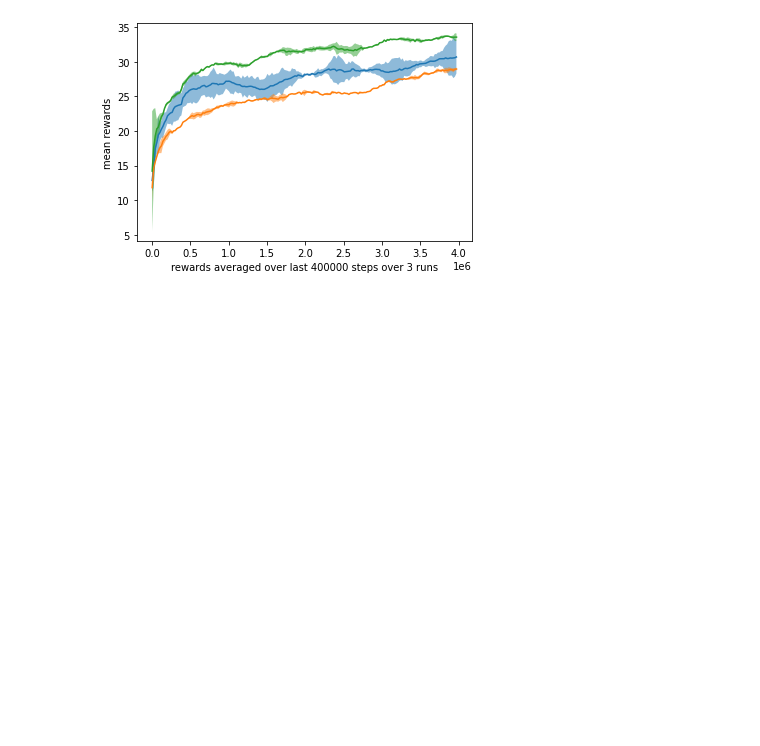
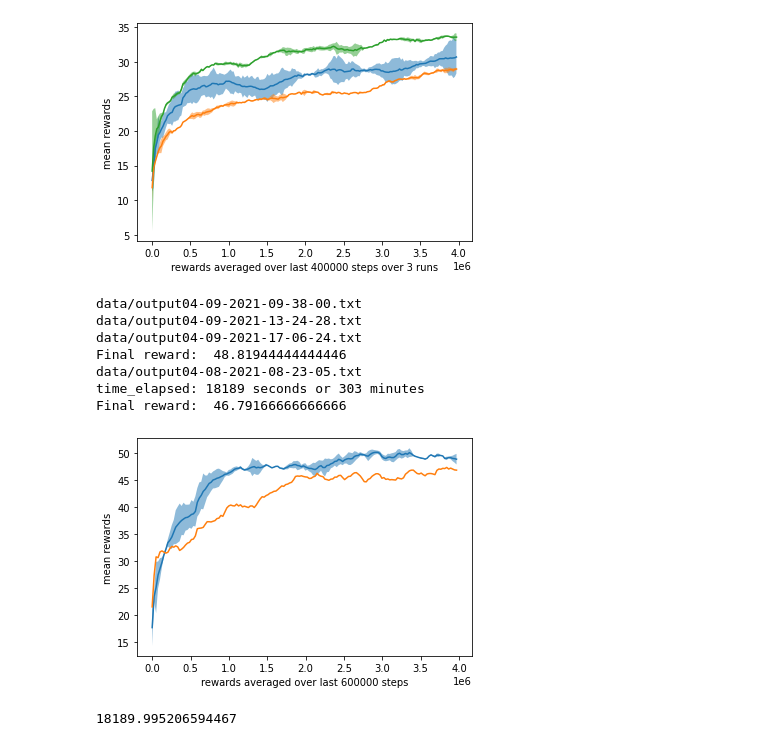
Before and after one commit to gijskoning/Reproducibility_project, a Jupyter notebook: experiments.ipynb, the cells around one changed output. Cells and saved outputs as stored; diff of their text form; code cells hidden in the pictures; blank space fills up the shorter version.

Commit message:
Add gru minibatch 32

```diff
--- a/experiments.ipynb
+++ b/experiments.ipynb
@@ -268,3 +268,21 @@ data/output04-08-2021-17-47-32.txt
 data/output04-08-2021-21-51-57.txt
 Final reward:  33.592592592592574
 [figure]
+# %%
+# GRU and IAM run with minibatch 32average_over_steps = 400000
+average_over_steps = 600000
+
+average_time_GRU_batch32 = plot_runs(["output04-09-2021-09-38-00.txt", "output04-09-2021-13-24-28.txt", "output04-09-2021-17-06-24.txt"], average_over_last_steps=average_over_steps, show=False)
+
+#IAM also minibatch 32
+plot_data("output04-08-2021-08-23-05.txt", average_over_last_steps=average_over_steps)
+# %% [output]
+data/output04-09-2021-09-38-00.txt
+data/output04-09-2021-13-24-28.txt
+data/output04-09-2021-17-06-24.txt
+Final reward:  48.81944444444446
+data/output04-08-2021-08-23-05.txt
+time_elapsed: 18189 seconds or 303 minutes
+Final reward:  46.79166666666666
+[figure, added]
+18189.995206594467
```
Also changed, not shown: parts of 2 cells of this notebook, 6 other files.
